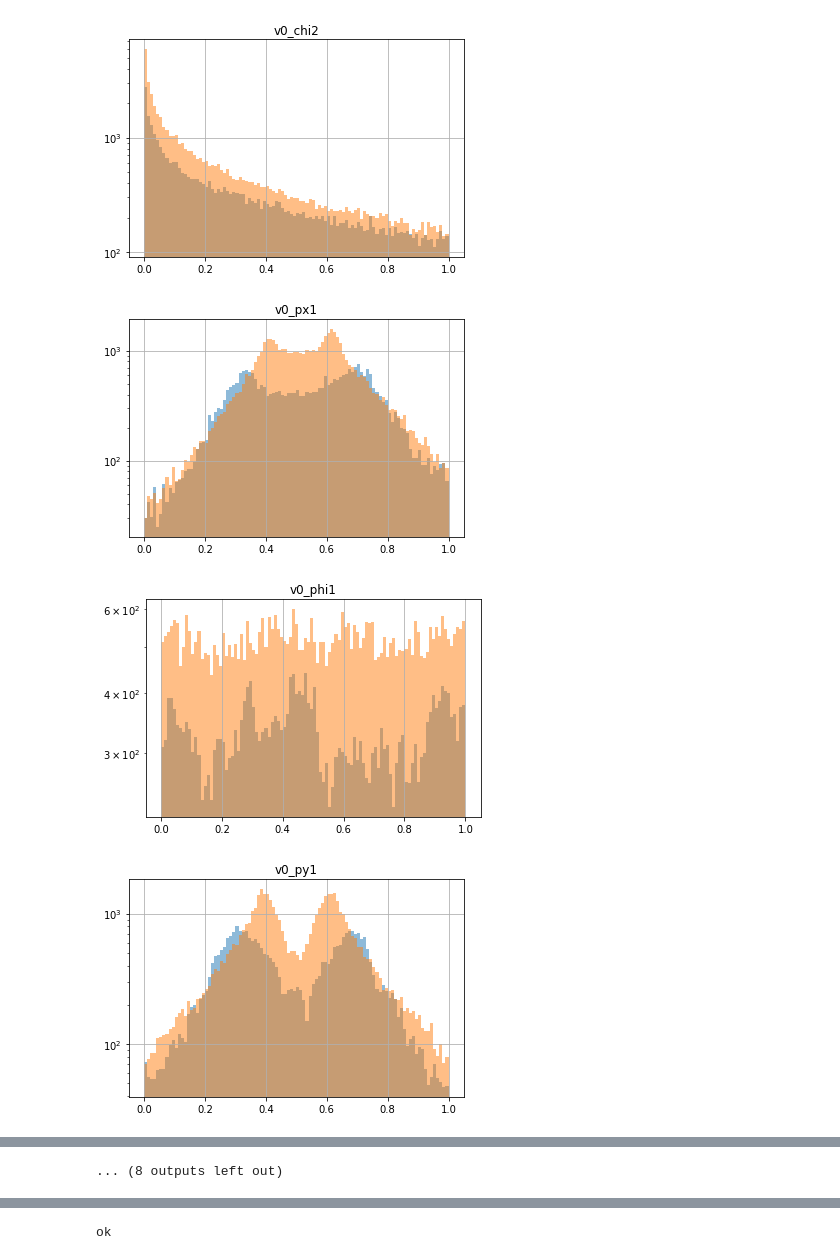
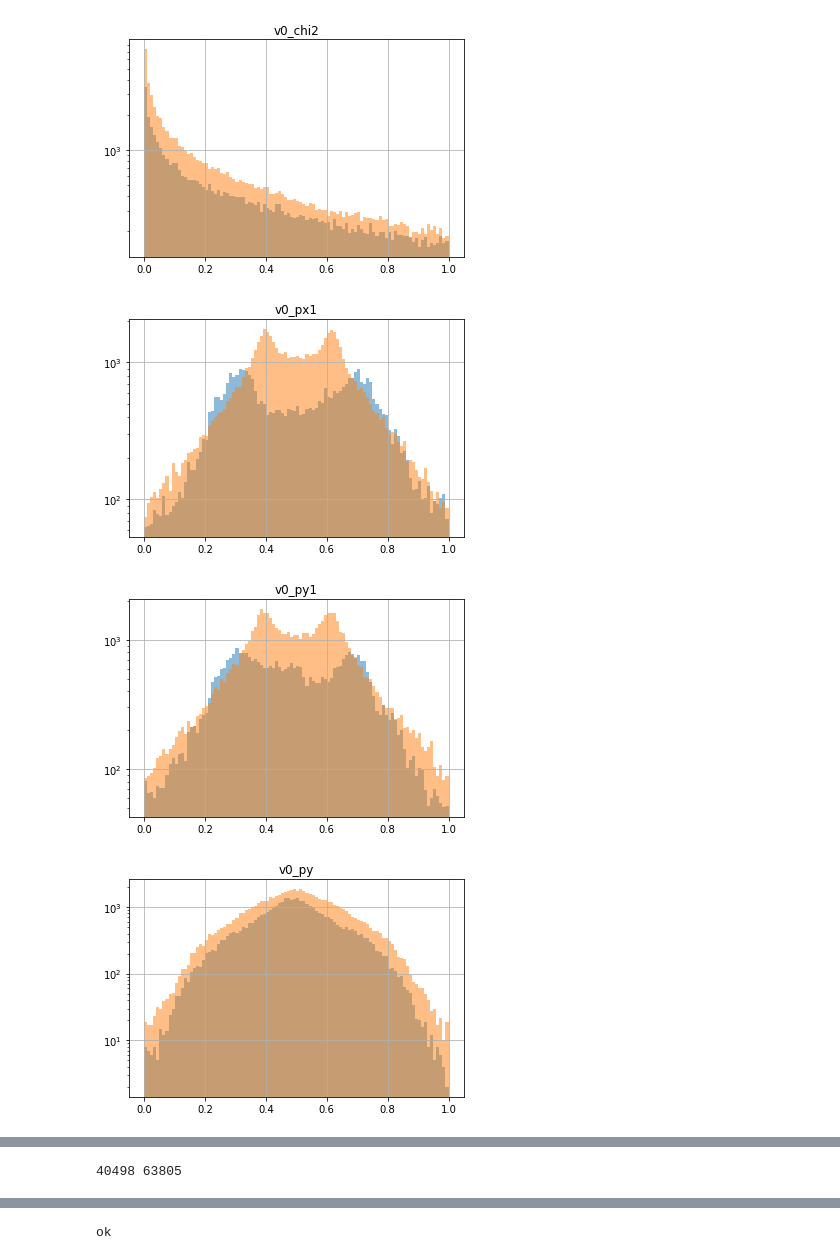
Before and after one commit to Vinther901/PUK, a Jupyter notebook: train_in_MC_reweighted.ipynb, the cells around one changed output, grey strips where cells are left out. Cells and saved outputs as stored; diff of their text form; code cells hidden in the pictures.

```diff
--- a/train_in_MC_reweighted.ipynb
+++ b/train_in_MC_reweighted.ipynb
@@ -6,7 +6,8 @@ import xgboost as xgb
 import HomeMade as hm
 import pandas as pd
 # %%
-ML1 = "v0_chi2 v0_px1 v0_phi1 v0_py1 v0_py v0_py2 v0_phi2 v0_px2 v0_px".split(" ")
+# ML1 = "v0_chi2 v0_px1 v0_phi1 v0_py1 v0_py v0_py2 v0_phi2 v0_px2 v0_px".split(" ")
+ML1 = "v0_chi2 v0_px1 v0_py1 v0_py v0_py2 v0_px2 v0_px".split(" ")
 ML2 = "cosTheta a0xy a0 v0_y v0_x v0_rxyErr v0_rxy v0_z pv0_z pv0_y ntrk_pv0 pv0_x".split(" ")
 # %%
 N = 6e5
@@ -78,8 +79,9 @@ def reweight_train(data,mc,feats,cla,eval_data=None,eval_mc=None,plot=True,rewei
             plt.show()
 
     if reweighing:
-        reweighter = GBReweighter(n_estimators=80,max_depth=2,min_samples_leaf=200,loss_regularization=10.0)
-        reweighter.fit(original=scaled_train_mc, target=scaled_train_data)
+        reweighter = GBReweighter(n_estimators=100,max_depth=4,min_samples_leaf=800,loss_regularization=10.0)
+        sample = min(len(scaled_train_mc),len(scaled_train_data))
+        reweighter.fit(original=scaled_train_mc.sample(sample), target=scaled_train_data.sample(sample))
 
         mc_weights = reweighter.predict_weights(scaled_train_mc_cla)
 
@@ -91,6 +93,7 @@ def reweight_train(data,mc,feats,cla,eval_data=None,eval_mc=None,plot=True,rewei
         plt.show()
 
         if plot:
+            print(len(scaled_train_data_cla),len(scaled_train_mc_cla[mask]))
             for feat in feats:
                 scaled_train_data_cla[feat].hist(bins=100,alpha=0.5);
                 scaled_train_mc_cla[mask][feat].hist(bins=100,alpha=0.5,weights=mc_weights[mask]);
@@ -111,6 +114,7 @@ def reweight_train(data,mc,feats,cla,eval_data=None,eval_mc=None,plot=True,rewei
             eval_cla.fit(X=pd.concat([scaled_train_mc_cla[mask],scaled_train_data_cla]),
                         y=np.append(np.ones(len(scaled_train_mc_cla[mask])),np.zeros(len(scaled_train_data_cla))),
                         sample_weight = np.append(mc_weights[mask],np.ones(len(scaled_train_data_cla))))
+            print(eval_cla.feature_importances_)
 
             p_reweight = eval_cla.predict_proba(pd.concat([scaled_eval_data,scaled_eval_mc]))[:,1]
 
@@ -122,6 +126,7 @@ def reweight_train(data,mc,feats,cla,eval_data=None,eval_mc=None,plot=True,rewei
             eval_cla = xgb.XGBClassifier()
             eval_cla.fit(X=pd.concat([scaled_train_mc_cla[mask],scaled_train_data_cla]),
                         y=np.append(np.ones(len(scaled_train_mc_cla[mask])),np.zeros(len(scaled_train_data_cla))))
+            print(eval_cla.feature_importances_)
 
             p_reweight = eval_cla.predict_proba(pd.concat([scaled_eval_data,scaled_eval_mc]))[:,1]
 
@@ -137,9 +142,9 @@ cla_reweight2 = xgb.XGBClassifier()
 cla1 = xgb.XGBClassifier()
 cla2 = xgb.XGBClassifier()
 # %%
-scaler_data_reweight1, scaler_mc_reweight1 = reweight_train(train_data,train_mc,ML1,cla_reweight1,test_data,test_mc,q_weights=1)
+scaler_data_reweight1, scaler_mc_reweight1 = reweight_train(train_data,train_mc,ML1,cla_reweight1,test_data,test_mc,q_weights=0.999)
 # %% [output]
-[figure, old version]
+[figure, new version]
-[figure, old version]
+[figure, new version]
-[figure, old version]
+[figure, new version]
-[figure, old version]
+[figure, new version]
@@ -149,0 +155 @@ scaler_data_reweight1, scaler_mc_reweight1 = reweight_train(train_data,train_mc,
+40498 63805
@@ -154 +158,0 @@ scaler_data_reweight1, scaler_mc_reweight1 = reweight_train(train_data,train_mc,
-... (8 outputs left out)
```
Also changed, not shown: parts of 6 cells of this notebook, 1 other file.
